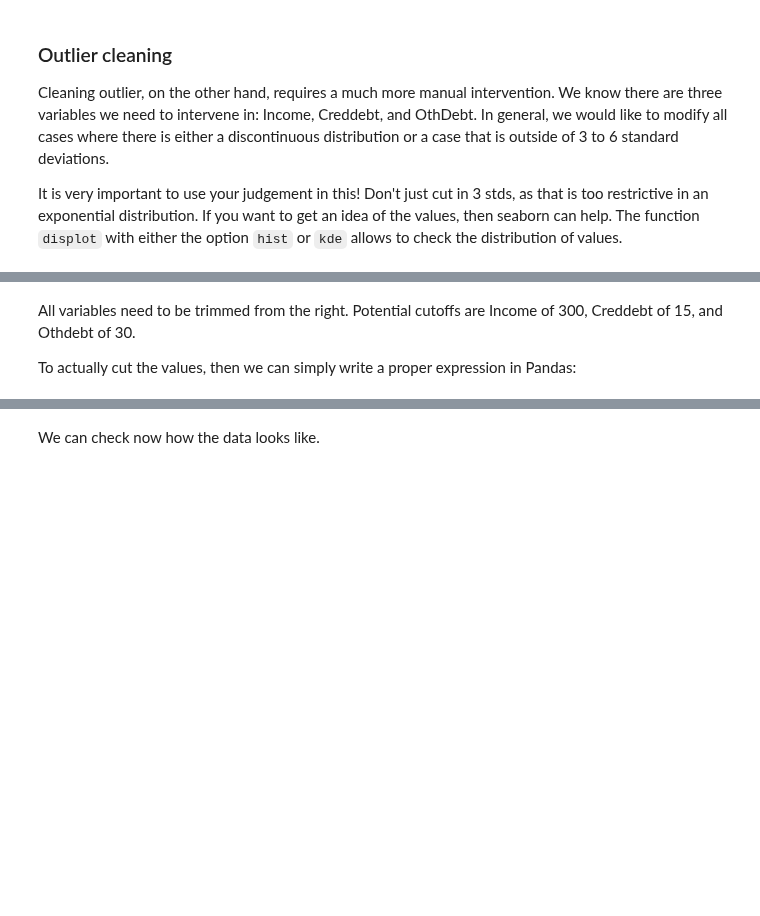
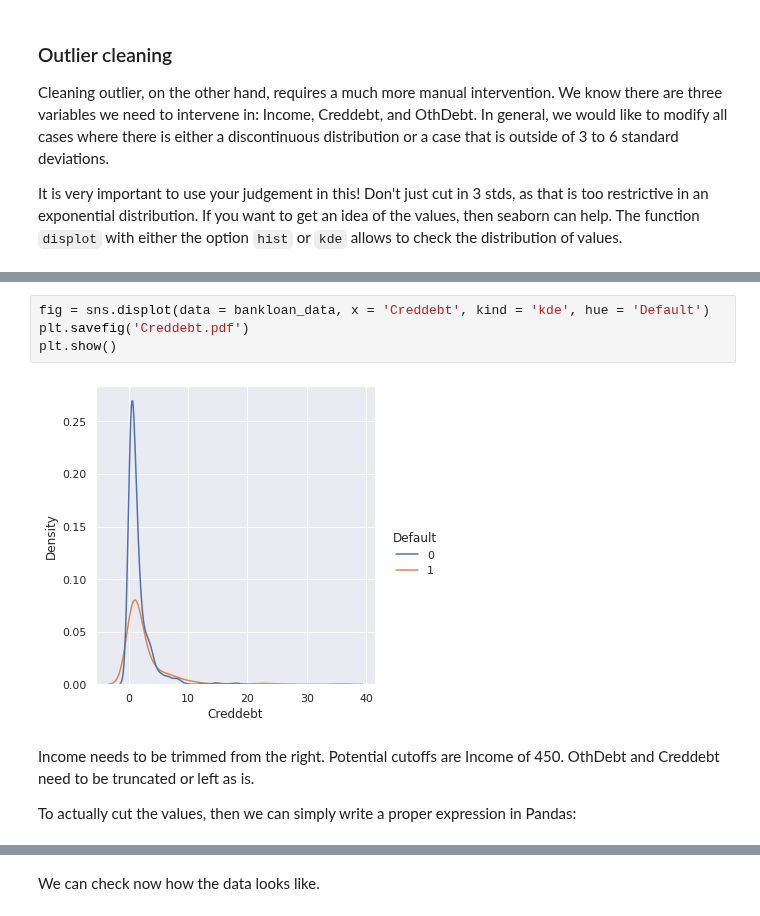
Before and after one commit to CBravoR/AdvancedAnalyticsLabs, a Jupyter notebook: notebooks/python/Lab_4_Preprocessing.ipynb, the cells around one changed output, grey strips where cells are left out. Drawn from its saved outputs; the diff is of its cells as text; blank space fills up the shorter version.

```diff
--- a/notebooks/python/Lab_4_Preprocessing.ipynb
+++ b/notebooks/python/Lab_4_Preprocessing.ipynb
@@ -144,4 +260,10 @@ sns.displot(bankloan_data['OthDebt'], kind = 'kde')
+# %%
+fig = sns.displot(data = bankloan_data, x = 'Creddebt', kind = 'kde', hue = 'Default')
+plt.savefig('Creddebt.pdf')
+plt.show()
+# %% [output]
+[figure, added]
 # %% [markdown]
-All variables need to be trimmed from the right. Potential cutoffs are Income of 300, Creddebt of 15, and Othdebt of 30.
+Income needs to be trimmed from the right. Potential cutoffs are Income of 450. OthDebt and Creddebt need to be truncated or left as is.
 
 To actually cut the values, then we can simply write a proper expression in Pandas:
```
Also changed, not shown: parts of 27 cells of this notebook.
